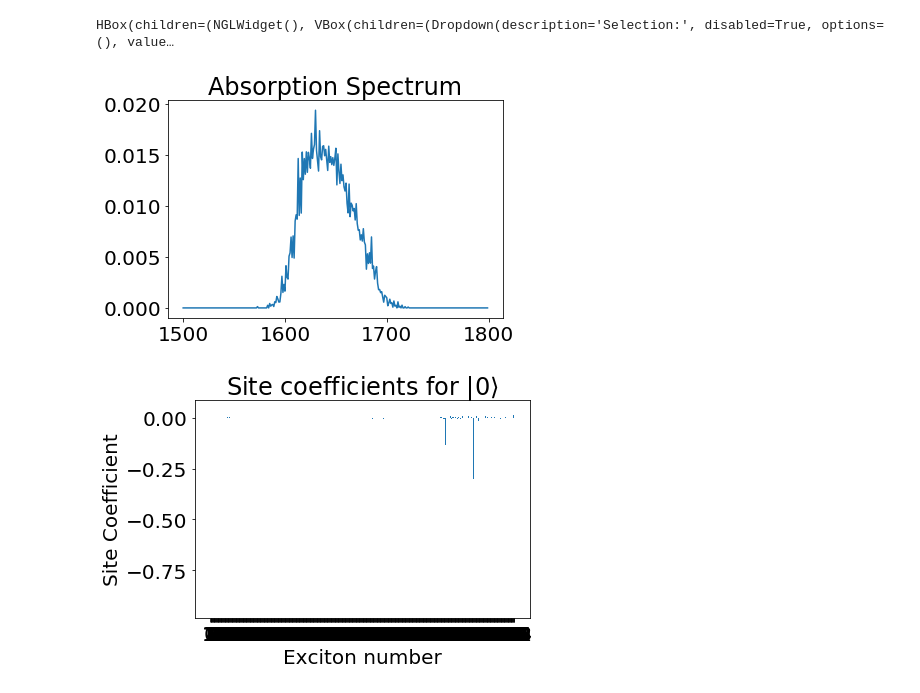
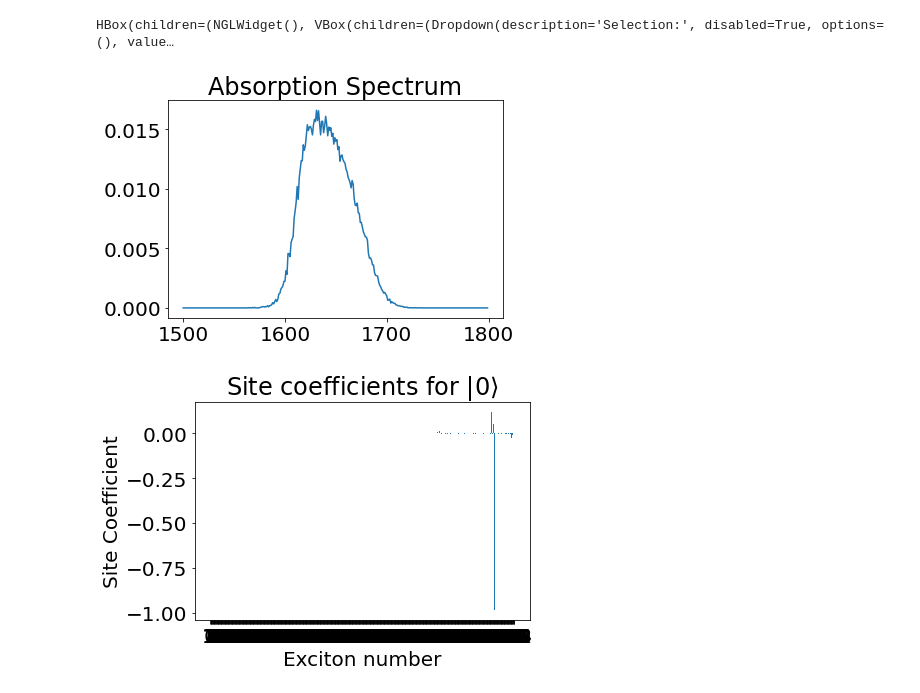
Before and after one commit to mreppert/PigmentHunter, a Jupyter notebook: PigmentHunter_Amide1.ipynb, the cells around one changed output. Cells and saved outputs as stored; diff of their text form; code cells hidden in the pictures.

```diff
--- a/PigmentHunter_Amide1.ipynb
+++ b/PigmentHunter_Amide1.ipynb
@@ -480,33 +480,33 @@ dv = 1
 vaxis = np.arange(v1,v2,dv)
 spec = np.zeros(np.shape(vaxis))
 #1650 is amide 1
 # Build the Hamiltonian matrix -- we use frequency in 1/cm
-Nreps=10
+Nreps=100
 for n in range (0,Nreps):
     H = coupling_matrix+np.eye(Nbonds)*(np.diag(np.random.normal(1650,20,(Nbonds,)))) #replace with variables
 
     # Generate a random ensemble of site energies, diagonalize, and add results to spectrum
     eVals,eVecs = np.linalg.eig(H)
     eMu = np.matmul(np.transpose(eVecs), Mu)
     for n in range(0,Nbonds):
         if eVals[n]>v1 and eVals[n]<v2:
             ndx = np.where(np.abs(vaxis-eVals[n])==np.min(np.abs(vaxis-eVals[n])))[0][0]
             spec[ndx] += ((np.linalg.norm(eMu[n,:]))**2)/Nosc
 
 spec/=Nreps
 # Plot the spectrum
 plt.figure()
 plt.plot(vaxis, spec)
 plt.title('Absorption Spectrum')
 
 # Plot the site coefficients for the lowest-energy eigenstate
 plt.figure()
 plt.bar(np.arange(0,Nosc), eVecs[:,0])
 plt.title('Site coefficients for $|0 \\rangle$')
 plt.xticks(range(0,Nosc))
 plt.xlabel('Exciton number')
 plt.ylabel('Site Coefficient')
 plt.show()
 # %% [output]
-[figure, old version]
+[figure, new version]
-[figure, old version]
+[figure, new version]
```
